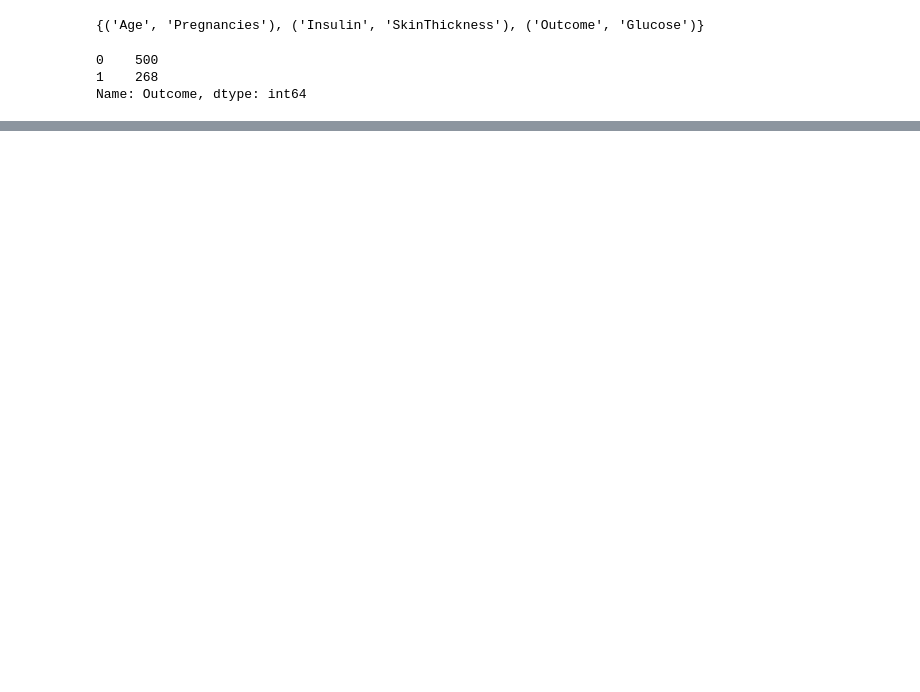
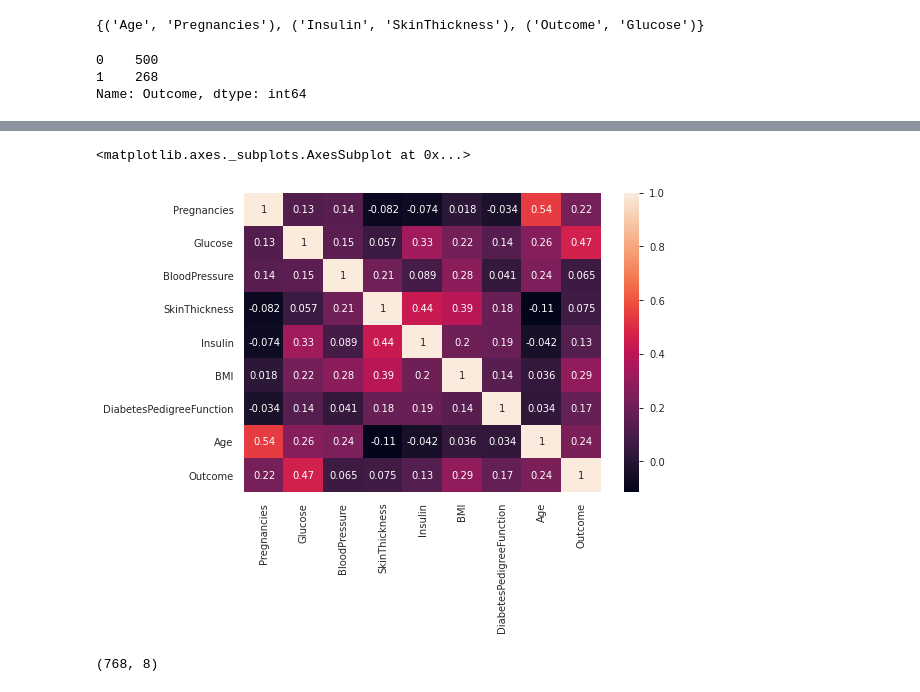
Before and after one commit to rajgupta-github/DeepLearning-with-Python, a Jupyter notebook: NeuralNetwork/Classification/Diabetes_Classification.ipynb, the cells around one changed output, grey strips where cells are left out. Cells and saved outputs as stored; diff of their text form; code cells hidden in the pictures; blank space fills up the shorter version.

```diff
--- a/NeuralNetwork/Classification/Diabetes_Classification.ipynb
+++ b/NeuralNetwork/Classification/Diabetes_Classification.ipynb
@@ -100,0 +104,5 @@ sns.pairplot(diabetes)
+# %%
+sns.heatmap(diabetes.corr(), annot = True)
+# %% [output]
+<matplotlib.axes._subplots.AxesSubplot at 0x...>
+[figure, added]
@@ -100,0 +122,4 @@ sns.pairplot(diabetes)
+# %%
+X.shape
+# %% [output]
+(768, 8)
```
Also changed, not shown: parts of 23 cells of this notebook.
